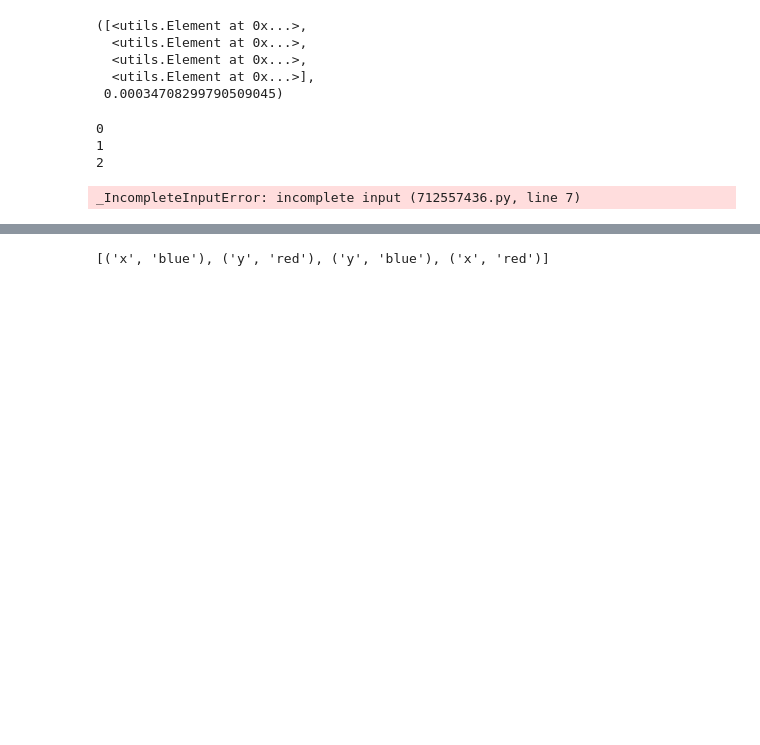
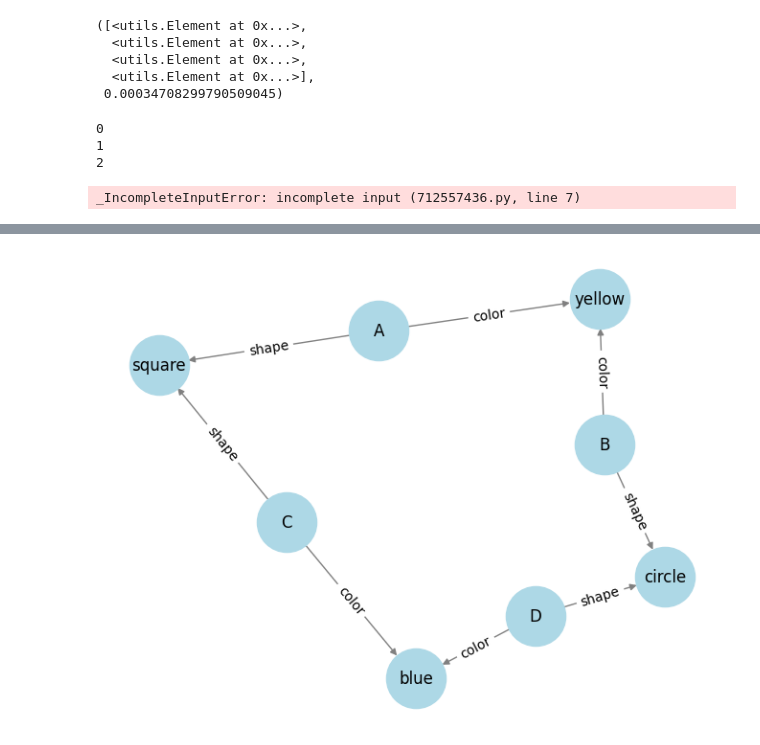
Before and after one commit to bendemonium/LoT-modeling, a Jupyter notebook: playground.ipynb, the cells around one changed output, grey strips where cells are left out. Saved outputs shown, nothing was run; the diff lists cells and outputs as text; code cells hidden in the pictures; blank space fills up the shorter version.

```diff
--- a/playground.ipynb
+++ b/playground.ipynb
@@ -191,42 +89,36 @@ def empty(L:list):
-# %%
-import random
-
-def serial_crossed_cognitive_function(objects):
-    # Extract unique values of each attribute
-    first_attributes = list(set(obj[0] for obj in objects))
-    second_attributes = list(set(obj[1] for obj in objects))
-
-    # Determine if clumping is allowed based on the number of choices
-    can_clump_first = len(first_attributes) == 2
-    can_clump_second = len(second_attributes) == 2
-
-    # Randomly decide whether to clump by the first or second attribute, if possible
-    clump_by_first = random.choice([True, False]) if can_clump_first and can_clump_second else can_clump_first
-
-    # Generate the valid pairs that exist in the original objects
-    valid_pairs = set(objects)
-
-    # Start with the base attributes and generate pairs in a crossed manner
-    ordered_objects = []
-
-    if clump_by_first:
-        for f_attr in first_attributes:
-            for s_attr in second_attributes:
-                if (f_attr, s_attr) in valid_pairs:
-                    ordered_objects.append((f_attr, s_attr))
-    else:
-        for f_attr in second_attributes:
-            for s_attr in first_attributes:
-                if (f_attr, s_attr) in valid_pairs:
-                    ordered_objects.append((f_attr, s_attr))
-
-    # Shuffle the ordered sequence to add randomness
-    random.shuffle(ordered_objects)
-
-    return ordered_objects
-
-# Example usage
-objects = [('x', 'red'), ('y', 'blue'), ('x', 'blue'), ('y', 'red')]
-print(serial_crossed_cognitive_function(objects))
-# %% [output]
-[('x', 'blue'), ('y', 'red'), ('y', 'blue'), ('x', 'red')]
+# %%
+import networkx as nx
+import matplotlib.pyplot as plt
+
+G = nx.DiGraph()  # Directed graph
+
+# Add nodes
+objects = ["A", "B", "C", "D"]
+colors = ["yellow", "blue"]
+shapes = ["square", "circle"]
+
+G.add_nodes_from(objects)  # Object nodes
+G.add_nodes_from(colors + shapes)  # Attribute nodes
+
+# Add directed edges with labels
+edges = [
+    ("A", "yellow", "color"), ("A", "square", "shape"),
+    ("B", "yellow", "color"), ("B", "circle", "shape"),
+    ("C", "blue", "color"), ("C", "square", "shape"),
+    ("D", "blue", "color"), ("D", "circle", "shape"),
+]
+
+for obj, attr, label in edges:
+    G.add_edge(obj, attr, label=label)
+
+# Draw the graph
+pos = nx.spring_layout(G)  # Layout for visualization
+nx.draw(G, pos, with_labels=True, node_color="lightblue", edge_color="gray", node_size=2000, font_size=12, arrows=True)
+
+# Draw edge labels
+edge_labels = {(u, v): d["label"] for u, v, d in G.edges(data=True)}
+nx.draw_networkx_edge_labels(G, pos, edge_labels=edge_labels, font_size=10)
+
+plt.show()
+# %% [output]
+[figure, added]
```
Also changed, not shown: parts of 11 cells of this notebook, 4 other files.
